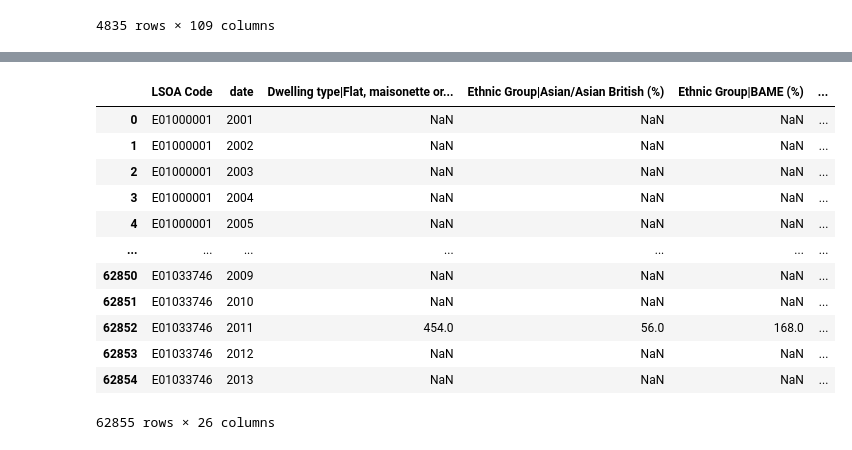
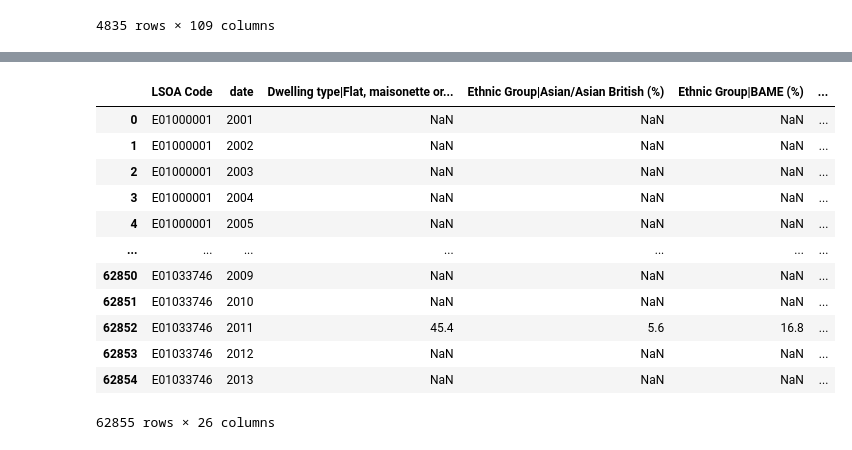
Before and after one commit to skyrimer/ARWCASP, a Jupyter notebook: EDA/Filtered lsoa.ipynb, the cells around one changed output, grey strips where cells are left out. Drawn from its saved outputs; the diff is of its cells as text; code cells hidden in the pictures.

```diff
--- a/EDA/Filtered lsoa.ipynb
+++ b/EDA/Filtered lsoa.ipynb
@@ -78,7 +79,14 @@ for col in melt_cols:
     # Remove common non-numeric characters that prevent direct numeric conversion.
     df[col] = df[col].str.replace('%', '', regex=False)
     df[col] = df[col].str.replace(' ', '', regex=False)  # Remove all spaces
-    df[col] = df[col].str.replace(',', '', regex=False)  # Remove commas
+
+    # --- IMPORTANT FIX: Handle commas as decimal points ---
+    # This assumes a European number format where:
+    # 1. Dots ('.') are thousands separators and should be removed.
+    # 2. Commas (',') are decimal separators and should be replaced with dots.
+    df[col] = df[col].str.replace('.', '', regex=False)  # Remove dots (assumed thousands separator)
+    df[col] = df[col].str.replace(',', '.', regex=False)  # Replace commas with dots (assumed decimal separator)
+
     df[col] = df[col].str.replace('-', '', regex=False)  # Remove dashes (often for missing values)
     df[col] = df[col].str.replace('N/A', '', regex=False) # Remove 'N/A' strings
     df[col] = df[col].str.replace('nan', '', regex=False) # Remove 'nan' strings if present from astype(str)
@@ -116,34 +124,35 @@ df_melted[['data_entry_code', 'date']] = df_melted['original_column_name'].apply
 # This cleans up any entries that couldn't be parsed or converted.
 df_melted.dropna(subset=['value', 'date', 'data_entry_code'], inplace=True)
 
 # Ensure 'date' is an integer type.
 if 'date' in df_melted.columns and pd.api.types.is_float_dtype(df_melted['date']):
     df_melted['date'] = df_melted['date'].astype(int)
 
 # --- Pivot the DataFrame back to a new wide format ---
 # This creates new columns based on 'data_entry_code', with 'LSOA Code' and 'date' as identifiers.
 df_final = df_melted.pivot_table(index=id_vars + ['date'],
                                  columns='data_entry_code',
                                  values='value',
                                  aggfunc='first', # 'first' is suitable if there's only one value per group
                                  dropna=False,    # Keep columns even if they are all NaN for a given pivot
                                  ).reset_index()
 
 # Remove the 'columns' name from the DataFrame for a cleaner look.
 df_final.columns.name = None
 
+# Display the final DataFrame (or return it in a function)
 df_final
 # %% [output]
 |  | LSOA Code | date | Dwelling type|Flat, maisonette or... | Ethnic Group|Asian/Asian British (%) | Ethnic Group|BAME (%) | ... |
 | 0 | E01000001 | 2001 | NaN | NaN | NaN | ... |
 | 1 | E01000001 | 2002 | NaN | NaN | NaN | ... |
 | 2 | E01000001 | 2003 | NaN | NaN | NaN | ... |
 | 3 | E01000001 | 2004 | NaN | NaN | NaN | ... |
 | 4 | E01000001 | 2005 | NaN | NaN | NaN | ... |
 | ... | ... | ... | ... | ... | ... | ... |
 | 62850 | E01033746 | 2009 | NaN | NaN | NaN | ... |
 | 62851 | E01033746 | 2010 | NaN | NaN | NaN | ... |
-| 62852 | E01033746 | 2011 | 454.0 | 56.0 | 168.0 | ... |
+| 62852 | E01033746 | 2011 | 45.4 | 5.6 | 16.8 | ... |
 | 62853 | E01033746 | 2012 | NaN | NaN | NaN | ... |
 | 62854 | E01033746 | 2013 | NaN | NaN | NaN | ... |
 62855 rows × 26 columns
```
Also changed, not shown: parts of 18 cells of this notebook, 4 other files.
